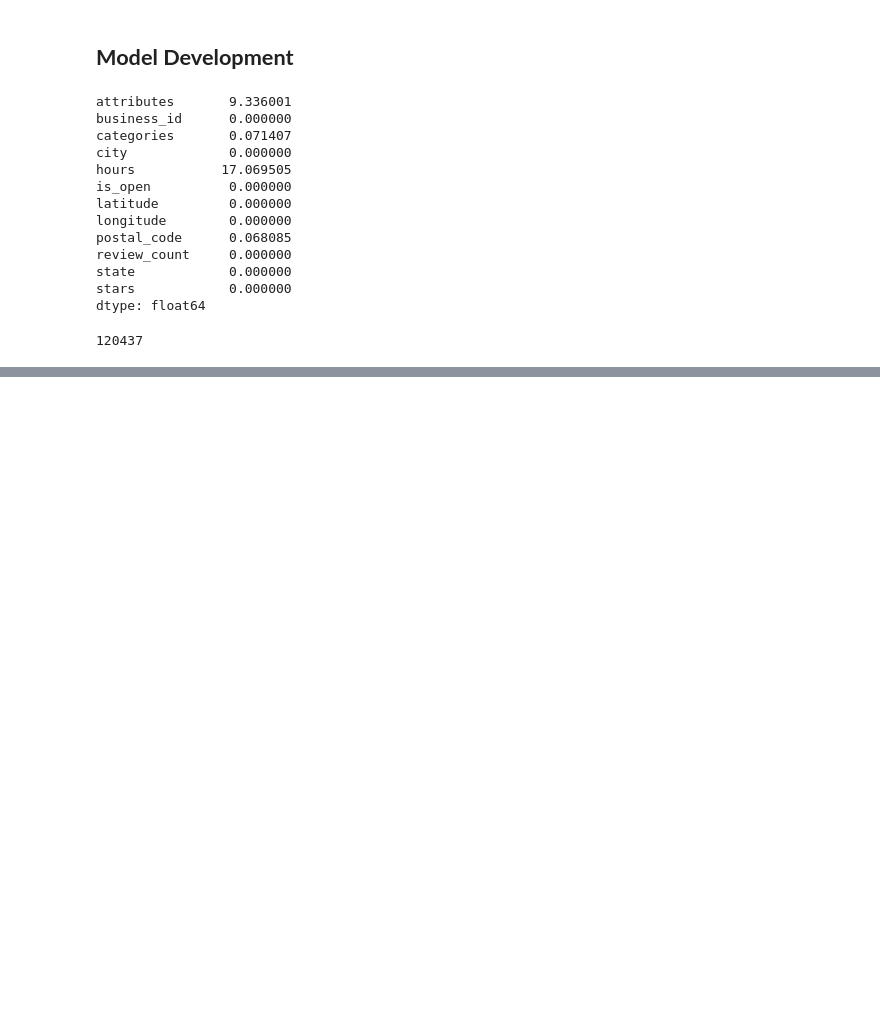
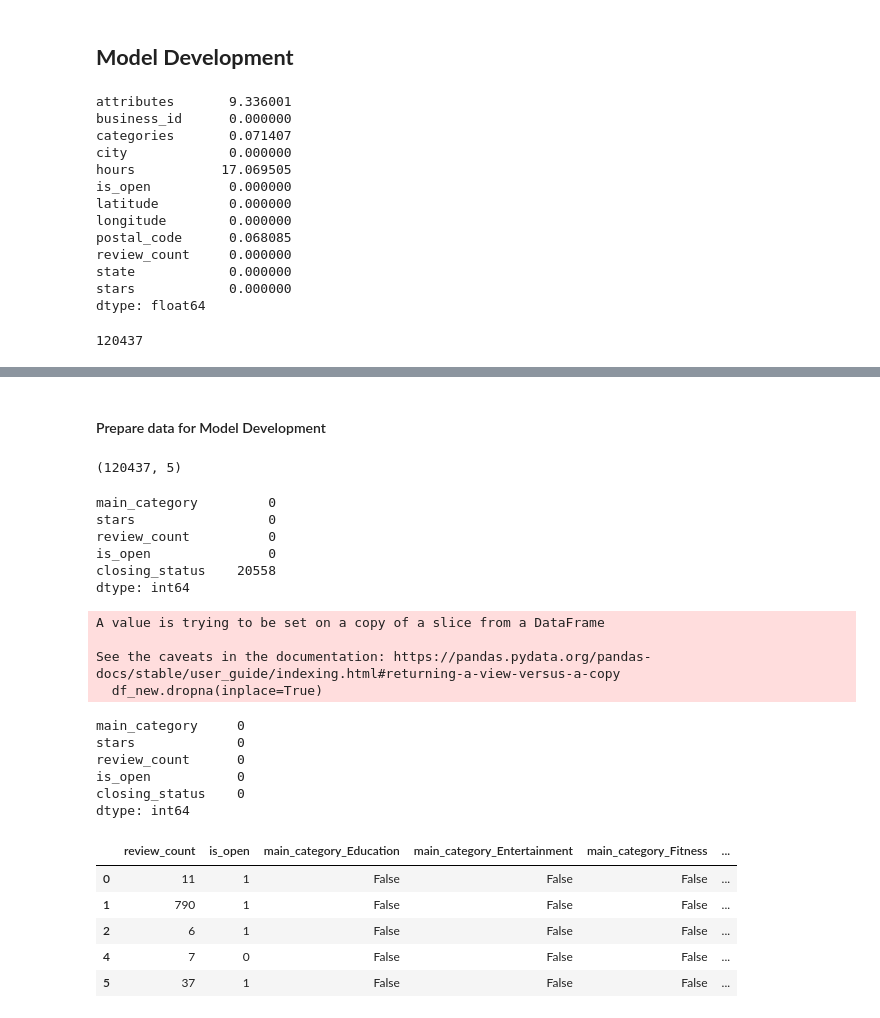
Before and after one commit to musasmike/msba_exit_yelp, a Jupyter notebook: mbsa_yelp.ipynb, the cells around one changed output, grey strips where cells are left out. Saved outputs shown, nothing was run; the diff lists cells and outputs as text; code cells hidden in the pictures; blank space fills up the shorter version.

```diff
--- a/mbsa_yelp.ipynb
+++ b/mbsa_yelp.ipynb
@@ -211,0 +302,2 @@ df.shape[0]
+# %%
+df_new['closing_status'] = df_new['closing_status'].replace('unknown', np.nan)
@@ -211,0 +313,35 @@ df.shape[0]
+# %% [markdown]
+#### Prepare data for Model Development
+# %%
+df_new.shape
+# %% [output]
+(120437, 5)
+# %%
+df_new.isnull().sum()
+# %% [output]
+main_category         0
+stars                 0
+review_count          0
+is_open               0
+closing_status    20558
+dtype: int64
+# %%
+df_new.dropna(inplace=True)
+# %% [output]
+A value is trying to be set on a copy of a slice from a DataFrame
+
+See the caveats in the documentation: https://pandas.pydata.org/pandas-docs/stable/user_guide/indexing.html#returning-a-view-versus-a-copy
+  df_new.dropna(inplace=True)
+# %%
+df_new.isnull().sum()
+# %% [output]
+main_category     0
+stars             0
+review_count      0
+is_open           0
+closing_status    0
+dtype: int64
+# %%
+features = df_new.drop(columns=['stars'])
+# %%
+X = pd.get_dummies(features, columns=['main_category', 'closing_status'], drop_first=True)
@@ -211,0 +350,9 @@ df.shape[0]
+# %%
+X.head()
+# %% [output]
+|  | review_count | is_open | main_category_Education | main_category_Entertainment | main_category_Fitness | ... |
+| 0 | 11 | 1 | False | False | False | ... |
+| 1 | 790 | 1 | False | False | False | ... |
+| 2 | 6 | 1 | False | False | False | ... |
+| 4 | 7 | 0 | False | False | False | ... |
+| 5 | 37 | 1 | False | False | False | ... |
```
Also changed, not shown: parts of 18 cells of this notebook, 1 other file.
